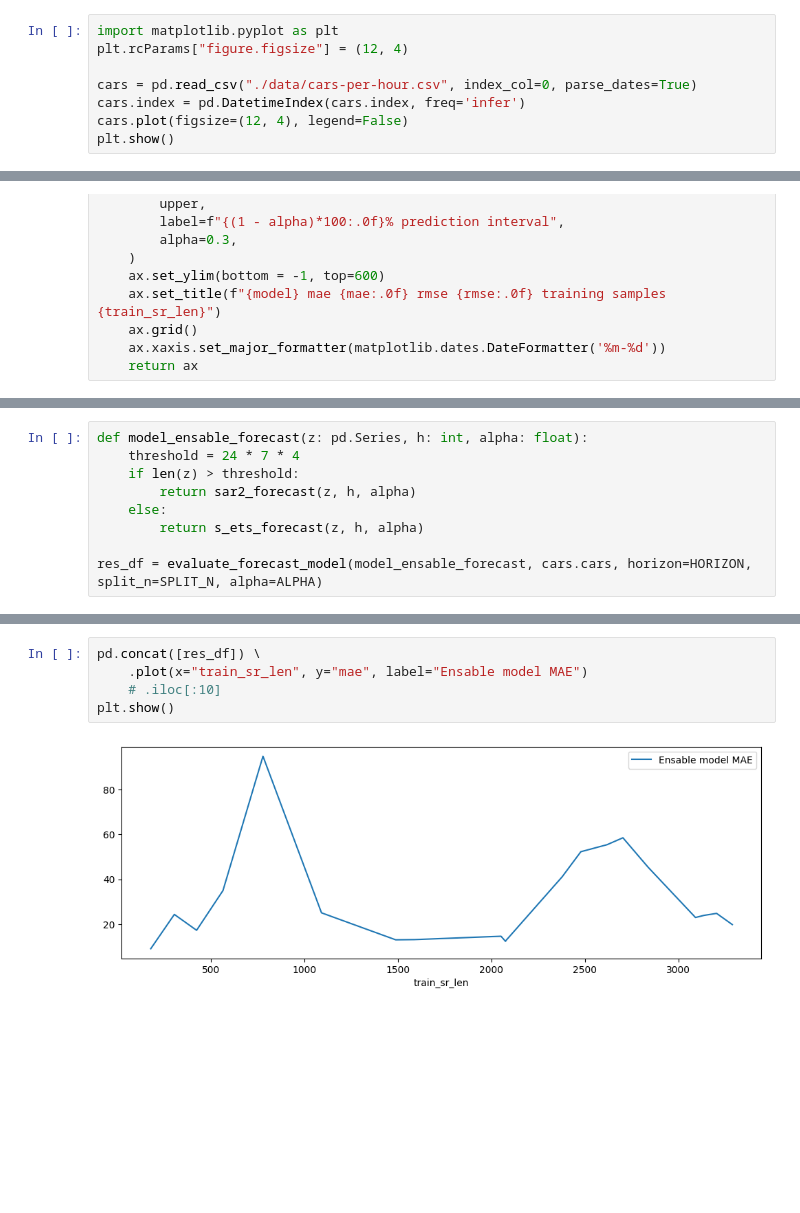
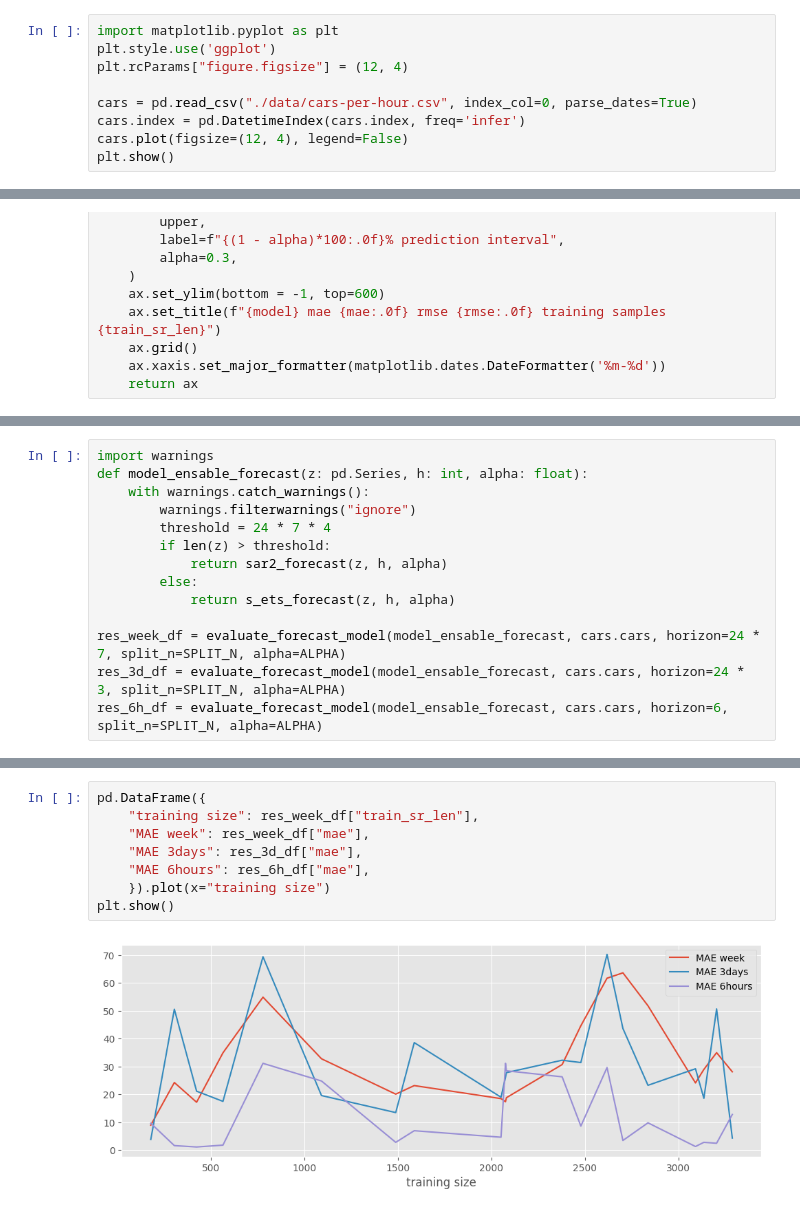
Before and after one commit to Yourne/garage-demand-forecasts, a Jupyter notebook: timeseries_modeling.ipynb, the cells around one changed output, grey strips where cells are left out. Saved outputs shown, nothing was run; the diff lists cells and outputs as text; blank space fills up the shorter version.

```diff
--- a/timeseries_modeling.ipynb
+++ b/timeseries_modeling.ipynb
@@ -35,6 +42,7 @@ computational cost without providing additional value for practical operations.
 The resulting dataset can be found in `'./data/cars-per-hour.csv`.
 # %%
 import matplotlib.pyplot as plt
+plt.style.use('ggplot')
 plt.rcParams["figure.figsize"] = (12, 4)
 
 cars = pd.read_csv("./data/cars-per-hour.csv", index_col=0, parse_dates=True)
@@ -888,9 +866,14 @@ then switch to the autoregressive for the remaining time.
 # %%
+import warnings
 def model_ensable_forecast(z: pd.Series, h: int, alpha: float):
-    threshold = 24 * 7 * 4
-    if len(z) > threshold:
-        return sar2_forecast(z, h, alpha)
-    else:
-        return s_ets_forecast(z, h, alpha)
+    with warnings.catch_warnings():
+        warnings.filterwarnings("ignore")
+        threshold = 24 * 7 * 4
+        if len(z) > threshold:
+            return sar2_forecast(z, h, alpha)
+        else:
+            return s_ets_forecast(z, h, alpha)
 
-res_df = evaluate_forecast_model(model_ensable_forecast, cars.cars, horizon=HORIZON, split_n=SPLIT_N, alpha=ALPHA)
+res_week_df = evaluate_forecast_model(model_ensable_forecast, cars.cars, horizon=24 * 7, split_n=SPLIT_N, alpha=ALPHA)
+res_3d_df = evaluate_forecast_model(model_ensable_forecast, cars.cars, horizon=24 * 3, split_n=SPLIT_N, alpha=ALPHA)
+res_6h_df = evaluate_forecast_model(model_ensable_forecast, cars.cars, horizon=6, split_n=SPLIT_N, alpha=ALPHA)
@@ -1010,7 +880,10 @@ res_df = evaluate_forecast_model(model_ensable_forecast, cars.cars, horizon=HORI
 # %%
-pd.concat([res_df]) \
-    .plot(x="train_sr_len", y="mae", label="Ensable model MAE")
-    # .iloc[:10]
+pd.DataFrame({
+    "training size": res_week_df["train_sr_len"],
+    "MAE week": res_week_df["mae"],
+    "MAE 3days": res_3d_df["mae"],
+    "MAE 6hours": res_6h_df["mae"],
+    }).plot(x="training size")
 plt.show()
 # %% [output]
-[figure, old version]
+[figure, new version]
```
Also changed, not shown: parts of 59 cells of this notebook.
